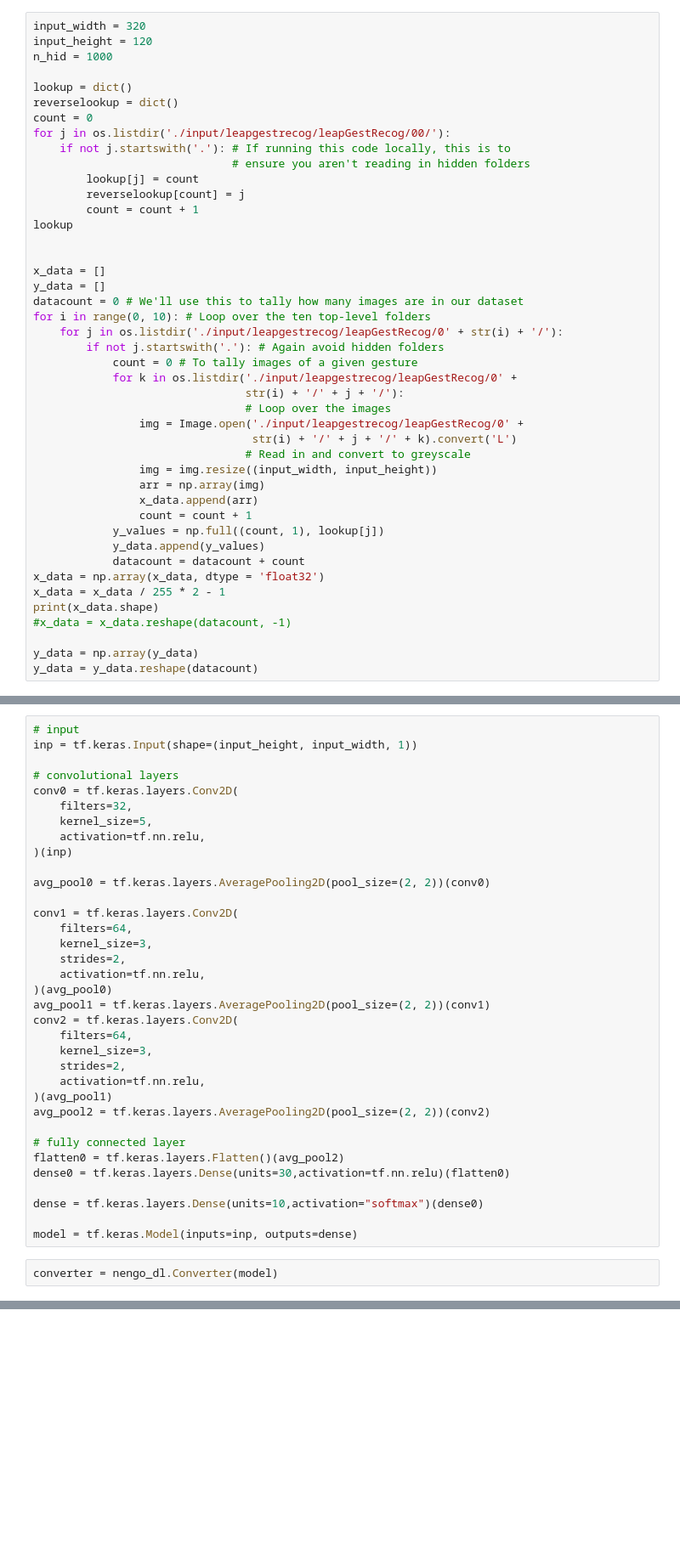
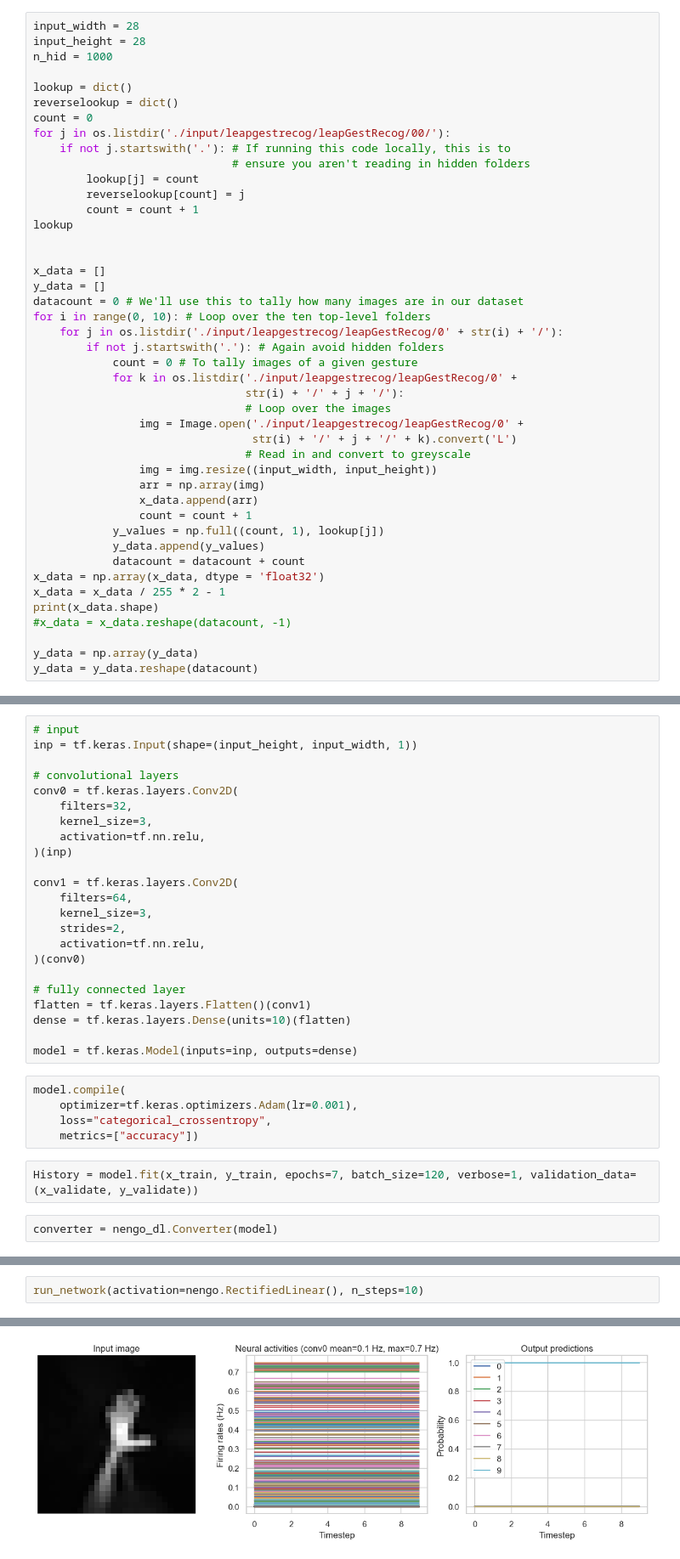
Before and after one commit to moba2001/neuroV2, a Jupyter notebook: new_nengo.ipynb, the cells around one changed output, grey strips where cells are left out. Shown at 85% size. Saved outputs shown, nothing was run; the diff lists cells and outputs as text; blank space fills up the shorter version.

```diff
--- a/new_nengo.ipynb
+++ b/new_nengo.ipynb
@@ -55,8 +73,8 @@ from random import shuffle
 from zipfile import ZipFile
 from PIL import Image
 # %%
-input_width = 320
-input_height = 120
+input_width = 28
+input_height = 28
 n_hid = 1000
 
 lookup = dict()
@@ -117,34 +143,29 @@ inp = tf.keras.Input(shape=(input_height, input_width, 1))
 # convolutional layers
 conv0 = tf.keras.layers.Conv2D(
     filters=32,
-    kernel_size=5,
+    kernel_size=3,
     activation=tf.nn.relu,
 )(inp)
-
-avg_pool0 = tf.keras.layers.AveragePooling2D(pool_size=(2, 2))(conv0)
 
 conv1 = tf.keras.layers.Conv2D(
     filters=64,
     kernel_size=3,
     strides=2,
     activation=tf.nn.relu,
-)(avg_pool0)
-avg_pool1 = tf.keras.layers.AveragePooling2D(pool_size=(2, 2))(conv1)
-conv2 = tf.keras.layers.Conv2D(
-    filters=64,
-    kernel_size=3,
-    strides=2,
-    activation=tf.nn.relu,
-)(avg_pool1)
-avg_pool2 = tf.keras.layers.AveragePooling2D(pool_size=(2, 2))(conv2)
+)(conv0)
 
 # fully connected layer
-flatten0 = tf.keras.layers.Flatten()(avg_pool2)
-dense0 = tf.keras.layers.Dense(units=30,activation=tf.nn.relu)(flatten0)
-
-dense = tf.keras.layers.Dense(units=10,activation="softmax")(dense0)
+flatten = tf.keras.layers.Flatten()(conv1)
+dense = tf.keras.layers.Dense(units=10)(flatten)
 
 model = tf.keras.Model(inputs=inp, outputs=dense)
+# %%
+model.compile(
+    optimizer=tf.keras.optimizers.Adam(lr=0.001),
+    loss="categorical_crossentropy",
+    metrics=["accuracy"])
+# %%
+History = model.fit(x_train, y_train, epochs=7, batch_size=120, verbose=1, validation_data=(x_validate, y_validate))
 # %%
 converter = nengo_dl.Converter(model)
 # %%
@@ -195,0 +310,3 @@ ValueError: in user code:
+# %%
+run_network(activation=nengo.RectifiedLinear(), n_steps=10)
+# %% [output]
@@ -195,0 +315 @@ ValueError: in user code:
+[figure, added]
```
Also changed, not shown: parts of 10 cells of this notebook, 1 other file.
